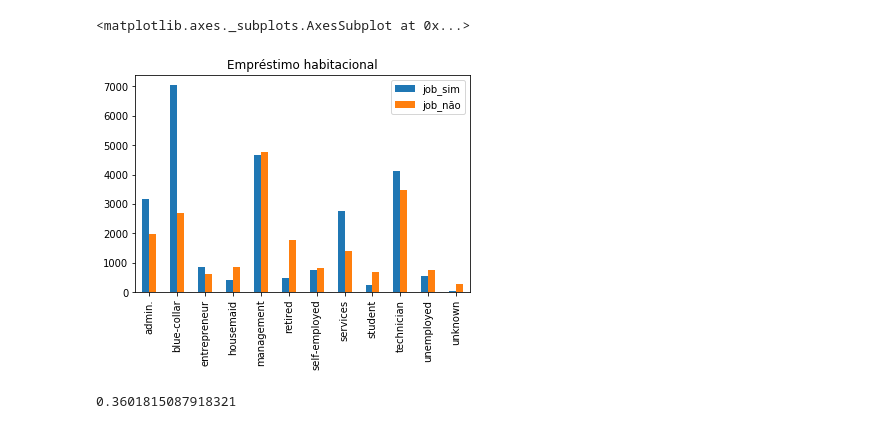
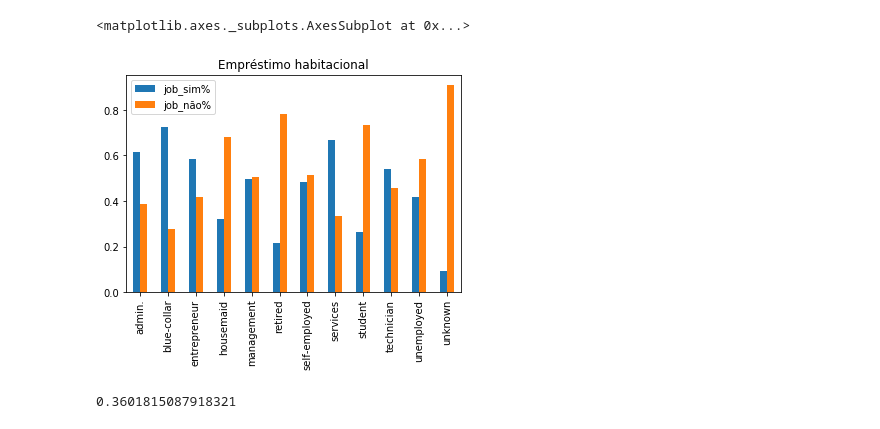
Before and after one commit to rafaelabud/PythonMachineLearning, a Jupyter notebook: Teste/Teste/Empresa.ipynb, the cells around one changed output. Drawn from its saved outputs; the diff is of its cells as text; code cells hidden in the pictures.

```diff
--- a/Teste/Teste/Empresa.ipynb
+++ b/Teste/Teste/Empresa.ipynb
@@ -60,7 +103,7 @@ df_plot = df_housing
 df_housing['total'] = df_housing.job_sim+df_housing.job_não
 df_housing['job_sim%'] = df_housing.job_sim/df_housing.total
 df_housing['job_não%'] = df_housing.job_não/df_housing.total
-df_plot = df_housing[['job_sim','job_não']]
+df_plot = df_housing[['job_sim%','job_não%']]
 df_plot.plot.bar(title='Empréstimo habitacional')
 # %% [output]
 of pandas will change to not sort by default.
@@ -71,7 +114,7 @@ To retain the current behavior and silence the warning, pass sort=False
 
   """
 <matplotlib.axes._subplots.AxesSubplot at 0x...>
-[figure, old version]
+[figure, new version]
 # %%
 #2 - A porcentagem de pessoas que já tiveran contato antes entre os de resposta yes é mais do que o dobro entre as de respostas não
 # %%
```
Also changed, not shown: parts of 16 cells of this notebook, 19 other files.
